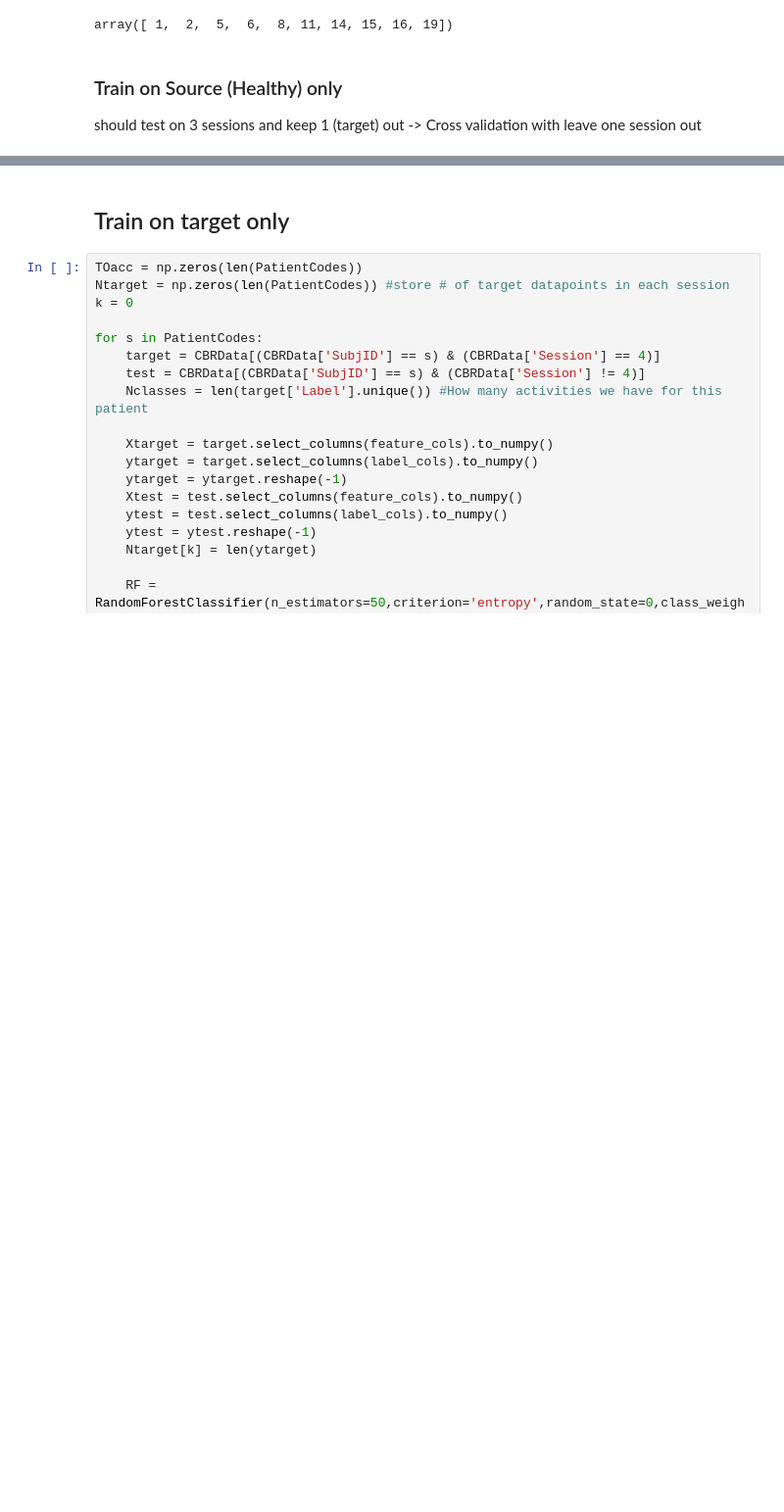
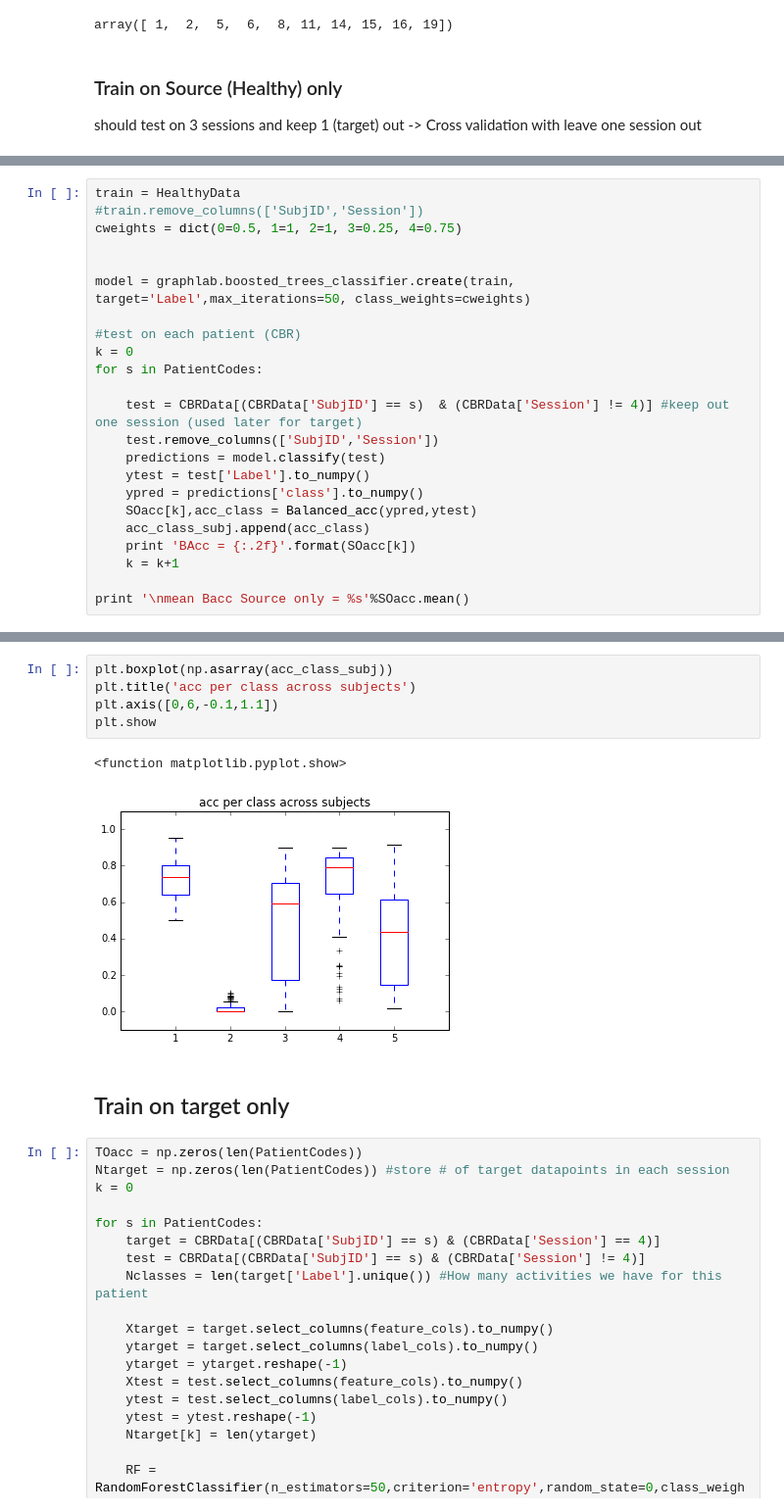
Before and after one commit to Luke3D/TransferRandomForest, a Jupyter notebook: TestonARData_STRUT.ipynb, the cells around one changed output, grey strips where cells are left out. Shown at 98% size. Drawn from its saved outputs; the diff is of its cells as text; blank space fills up the shorter version.

```diff
--- a/TestonARData_STRUT.ipynb
+++ b/TestonARData_STRUT.ipynb
@@ -541,0 +556,23 @@ mean Bacc Source only = 0.493096021861
+# %%
+train = HealthyData
+#train.remove_columns(['SubjID','Session'])
+cweights = dict(0=0.5, 1=1, 2=1, 3=0.25, 4=0.75)
+
+
+model = graphlab.boosted_trees_classifier.create(train, target='Label',max_iterations=50, class_weights=cweights)
+
+#test on each patient (CBR)
+k = 0
+for s in PatientCodes:
+
+    test = CBRData[(CBRData['SubjID'] == s)  & (CBRData['Session'] != 4)] #keep out one session (used later for target)
+    test.remove_columns(['SubjID','Session'])
+    predictions = model.classify(test)
+    ytest = test['Label'].to_numpy()
+    ypred = predictions['class'].to_numpy()
+    SOacc[k],acc_class = Balanced_acc(ypred,ytest)
+    acc_class_subj.append(acc_class)
+    print 'BAcc = {:.2f}'.format(SOacc[k])
+    k = k+1
+
+print '\nmean Bacc Source only = %s'%SOacc.mean()
@@ -542,3 +581,11 @@ mean Bacc Source only = 0.493096021861
+# %%
+plt.boxplot(np.asarray(acc_class_subj))
+plt.title('acc per class across subjects')
+plt.axis([0,6,-0.1,1.1])
+plt.show
+# %% [output]
+<function matplotlib.pyplot.show>
+[figure, added]
 # %% [markdown]
 ## Train on target only
 # %%
```
Also changed, not shown: parts of 8 cells of this notebook.
